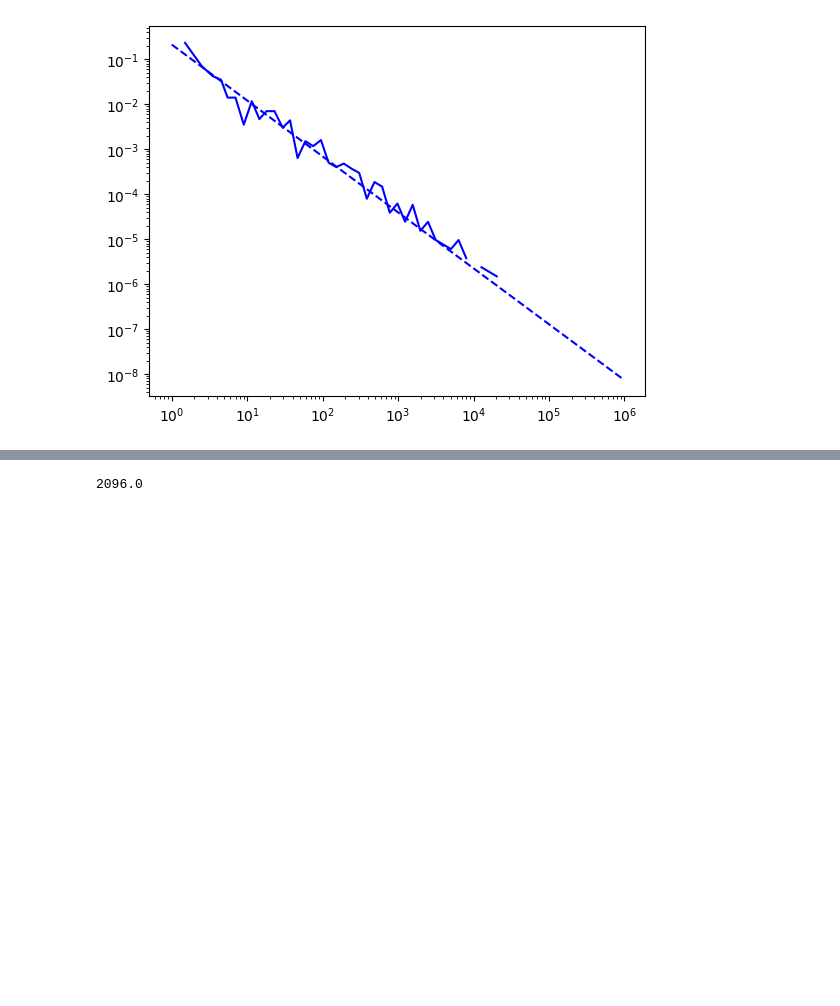
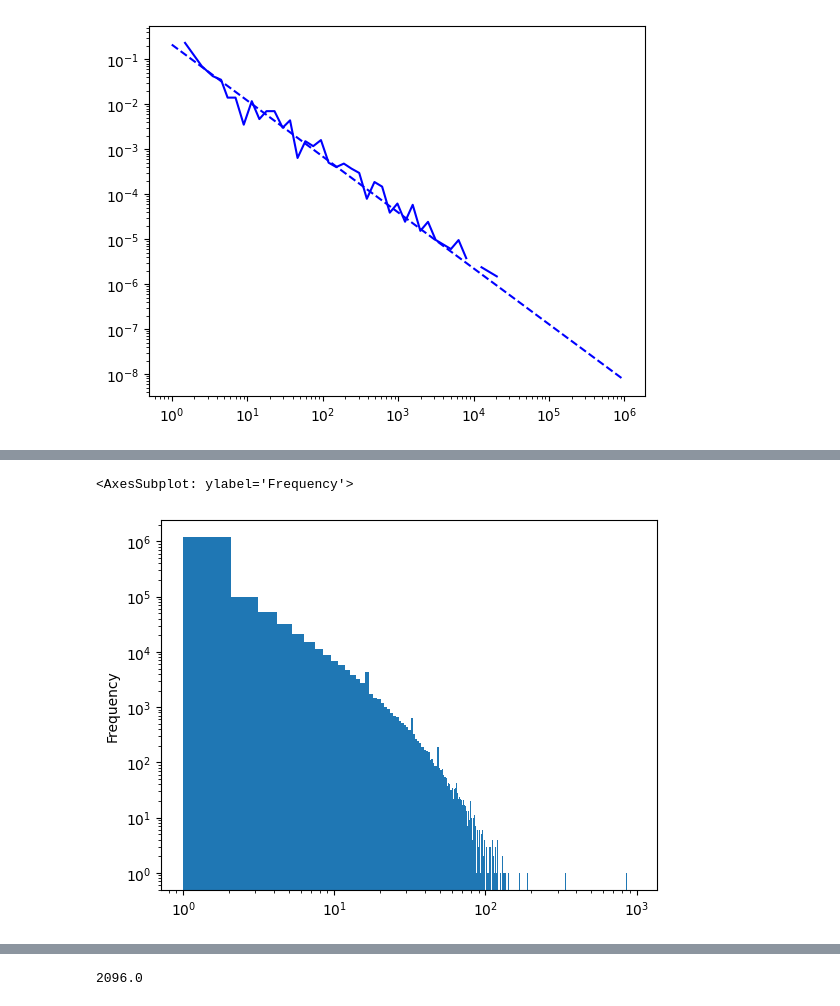
Before and after one commit to lrnz-asnprs/tweet-collector, a Jupyter notebook: fake_collector/notebooks/laurenz_notebook.ipynb, the cells around one changed output, grey strips where cells are left out. Drawn from its saved outputs; the diff is of its cells as text; code cells hidden in the pictures; blank space fills up the shorter version.

```diff
--- a/fake_collector/notebooks/laurenz_notebook.ipynb
+++ b/fake_collector/notebooks/laurenz_notebook.ipynb
@@ -89,0 +96,5 @@ plt.show()
+# %%
+user_labeled_tweets['labeled_tweet_count'].plot(kind='hist', logy=True, logx=True, bins=900)
+# %% [output]
+<AxesSubplot: ylabel='Frequency'>
+[figure, added]
```
Also changed, not shown: parts of 8 cells of this notebook, 24 other files.
